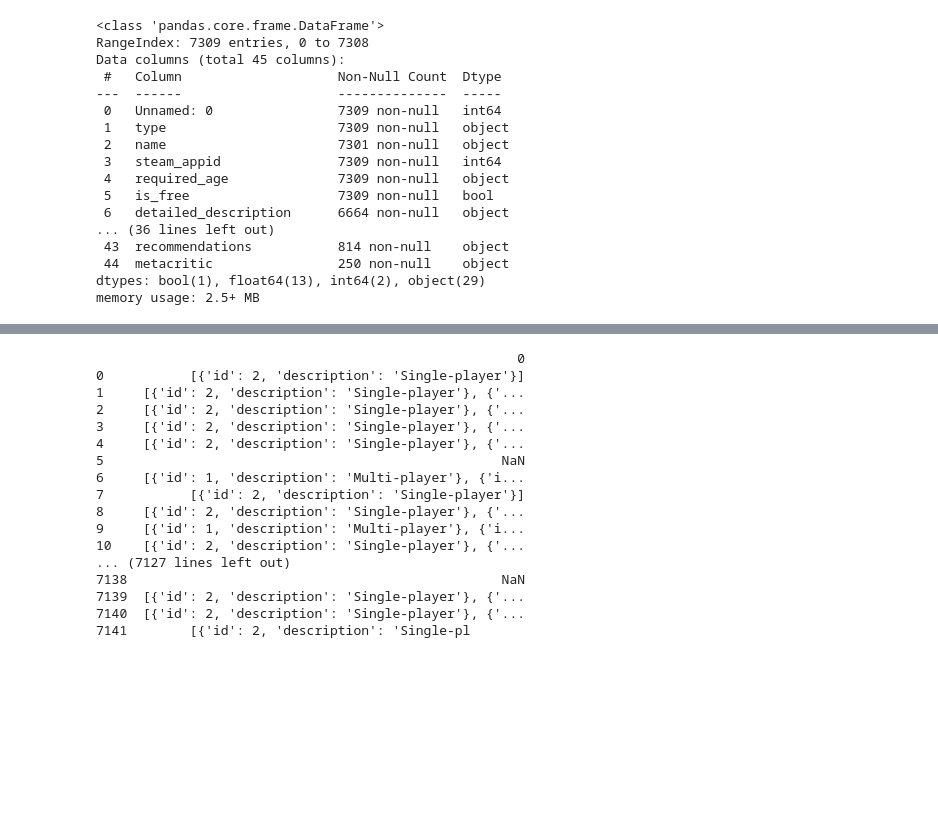
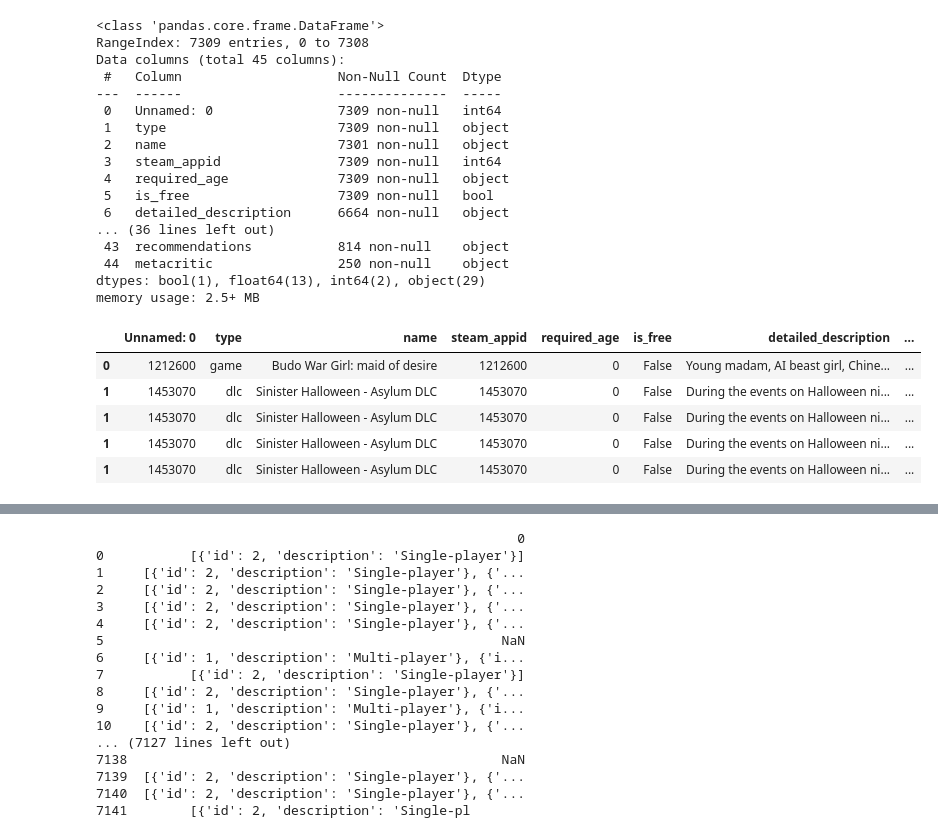
Before and after one commit to Jcc329/Jessica_DATA606, a Jupyter notebook: Raw_data/Accessing_Steam_APIs.ipynb, the cells around one changed output, grey strips where cells are left out. Cells and saved outputs as stored; diff of their text form; code cells hidden in the pictures; blank space fills up the shorter version.

```diff
--- a/Raw_data/Accessing_Steam_APIs.ipynb
+++ b/Raw_data/Accessing_Steam_APIs.ipynb
@@ -247,8 +240,3 @@ metacritic                  7059
 drm_notice                  7269
 alternate_appid             7308
 dtype: int64
-# %%
-#Expand columns containing multiple datapoints
-#https://stackoverflow.com/questions/38231591/split-explode-a-column-of-dictionaries-into-separate-columns-with-pandas
-
-GameData = pd.read_csv('RawSteamGameData.csv',  engine='python')
@@ -358,7 +313,17 @@ GameData = GameData.explode('categories')
 # categories = GameData['categories'].apply(pd.Series)
 GameData = pd.concat([GameData.drop(['categories'], axis=1), GameData['categories'].apply(pd.Series)], axis=1)
 
-#pivot so each category has it's own column
-# GameData = GameData.pivot()
+#rename and drop extra column
+GameData = GameData.drop(columns = [0, 'id'])
+GameData = GameData.rename({'description':'categories'})
 # %%
-GameData.reset_index().pivot(columns = ['description'], values = ['id'])
+#handle genres
+GameData.reset_index(inplace=True)
+GameData.pivot(columns = ['description'], values = ['id'])
+# %% [output]
+|  | Unnamed: 0 | type | name | steam_appid | required_age | is_free | detailed_description | ... |
+| 0 | 1212600 | game | Budo War Girl: maid of desire | 1212600 | 0 | False | Young madam, AI beast girl, Chine... | ... |
+| 1 | 1453070 | dlc | Sinister Halloween - Asylum DLC | 1453070 | 0 | False | During the events on Halloween ni... | ... |
+| 1 | 1453070 | dlc | Sinister Halloween - Asylum DLC | 1453070 | 0 | False | During the events on Halloween ni... | ... |
+| 1 | 1453070 | dlc | Sinister Halloween - Asylum DLC | 1453070 | 0 | False | During the events on Halloween ni... | ... |
+| 1 | 1453070 | dlc | Sinister Halloween - Asylum DLC | 1453070 | 0 | False | During the events on Halloween ni... | ... |
```
Also changed, not shown: parts of 9 cells of this notebook.
